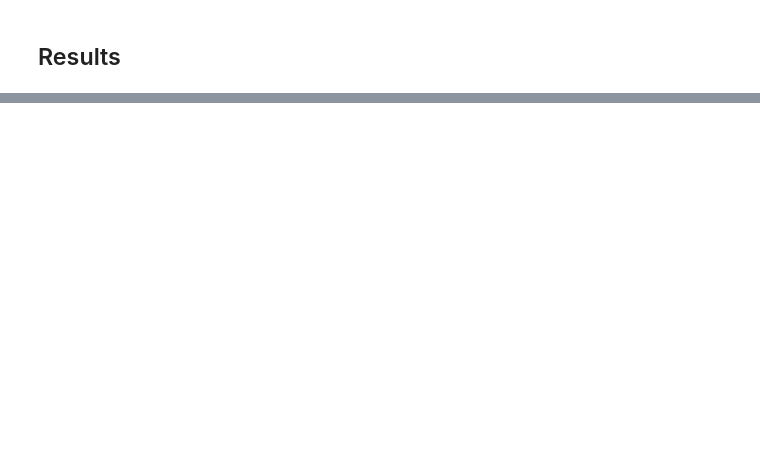
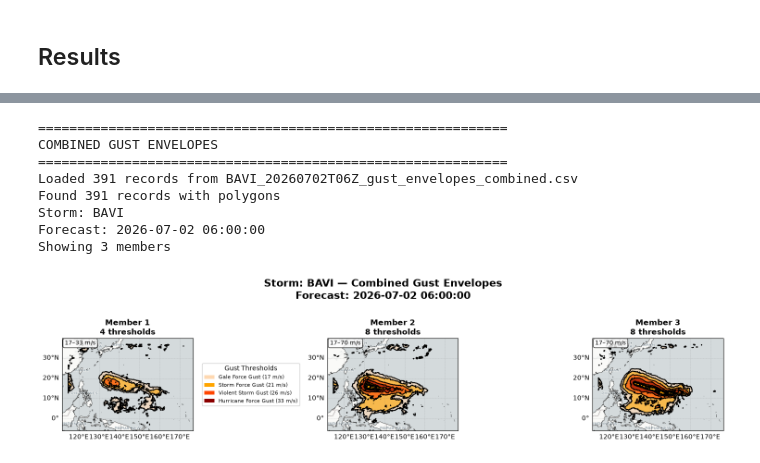
Before and after one commit to unicef-drp/TC-ECMWF-Forecast-Pipeline, a Jupyter notebook: pipeline_demonstration.ipynb, the cells around one changed output, grey strips where cells are left out. Saved outputs shown, nothing was run; the diff lists cells and outputs as text; code cells hidden in the pictures; blank space fills up the shorter version.

```diff
--- a/pipeline_demonstration.ipynb
+++ b/pipeline_demonstration.ipynb
@@ -394,0 +470,13 @@ Showing 3 members
+# %%
+gust_envelope_files = list(_storm_env_dir.glob("*gust*.csv"))
+
+print(f"Gust Envelopes: {len(gust_envelope_files)} file(s)")
+for f in gust_envelope_files:
+    df_preview = pd.read_csv(f)
+    print(f"  - {f.name}  ({len(df_preview)} rows, columns: {list(df_preview.columns)})")
+
+storm_gust_individual_file = next((f for f in gust_envelope_files if 'individual' in f.name), None)
+storm_gust_combined_file   = next((f for f in gust_envelope_files if 'combined'   in f.name), None)
+
+print(f"\nGust individual file: {storm_gust_individual_file.name if storm_gust_individual_file else 'NOT FOUND'}")
+print(f"Gust combined file:   {storm_gust_combined_file.name   if storm_gust_combined_file   else 'NOT FOUND'}")
@@ -394,0 +504,13 @@ Showing 3 members
+# %%
+# Combined gust envelopes for the selected storm (unioned across all forecast steps)
+show_gust_combined(str(storm_gust_combined_file))
+# %% [output]
+============================================================
+COMBINED GUST ENVELOPES
+============================================================
+Loaded 391 records from BAVI_20260702T06Z_gust_envelopes_combined.csv
+Found 391 records with polygons
+Storm: BAVI
+Forecast: 2026-07-02 06:00:00
+Showing 3 members
+[figure, added]
```
Also changed, not shown: parts of 21 cells of this notebook, 14 other files.
